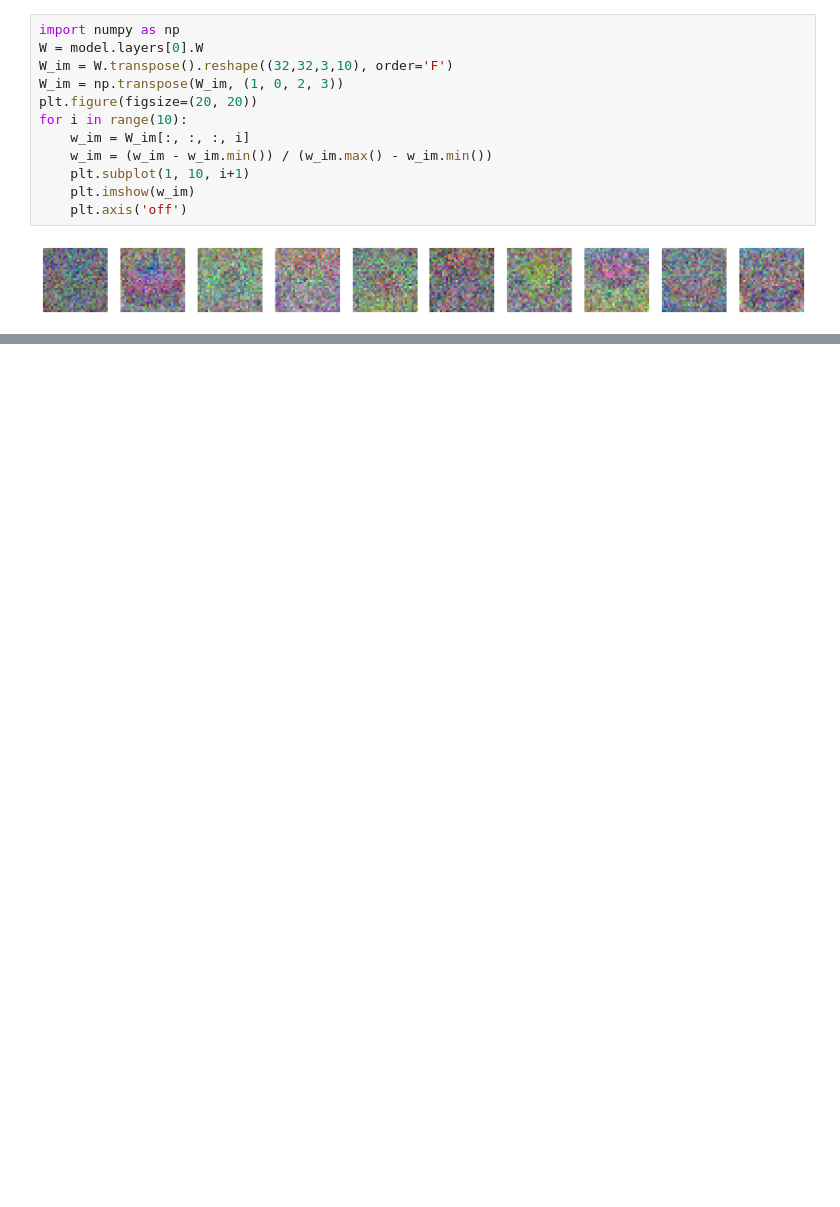
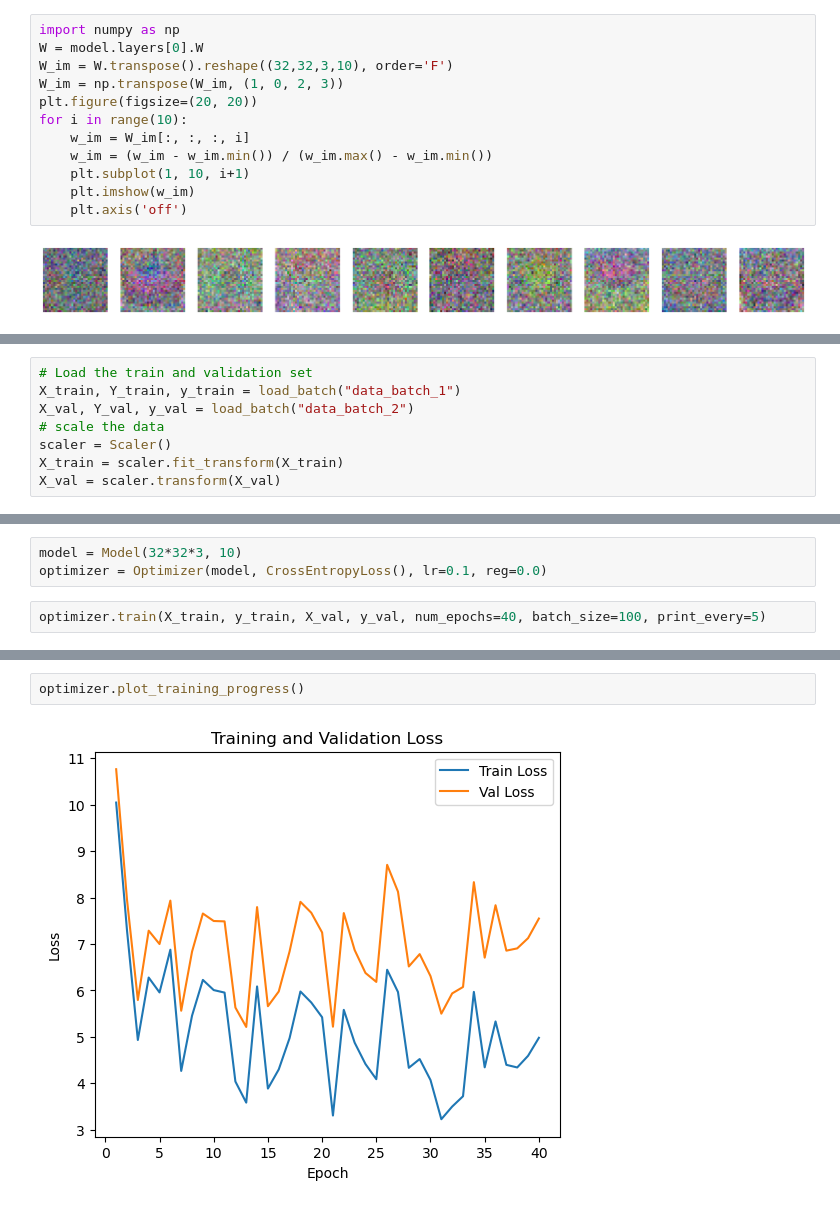
Before and after one commit to kahoujo1/DD2424-assignments, a Jupyter notebook: assignment1/src/ntb.ipynb, the cells around one changed output, grey strips where cells are left out. Cells and saved outputs as stored; diff of their text form; blank space fills up the shorter version.

```diff
--- a/assignment1/src/ntb.ipynb
+++ b/assignment1/src/ntb.ipynb
@@ -130,0 +133,8 @@ for i in range(10):
+# %%
+# Load the train and validation set
+X_train, Y_train, y_train = load_batch("data_batch_1")
+X_val, Y_val, y_val = load_batch("data_batch_2")
+# scale the data
+scaler = Scaler()
+X_train = scaler.fit_transform(X_train)
+X_val = scaler.transform(X_val)
@@ -130,0 +143,5 @@ for i in range(10):
+# %%
+model = Model(32*32*3, 10)
+optimizer = Optimizer(model, CrossEntropyLoss(), lr=0.1, reg=0.0)
+# %%
+optimizer.train(X_train, y_train, X_val, y_val, num_epochs=40, batch_size=100, print_every=5)
@@ -130,0 +157,4 @@ for i in range(10):
+# %%
+optimizer.plot_training_progress()
+# %% [output]
+[figure, added]
```
Also changed, not shown: parts of 7 cells of this notebook, 1 other file.
